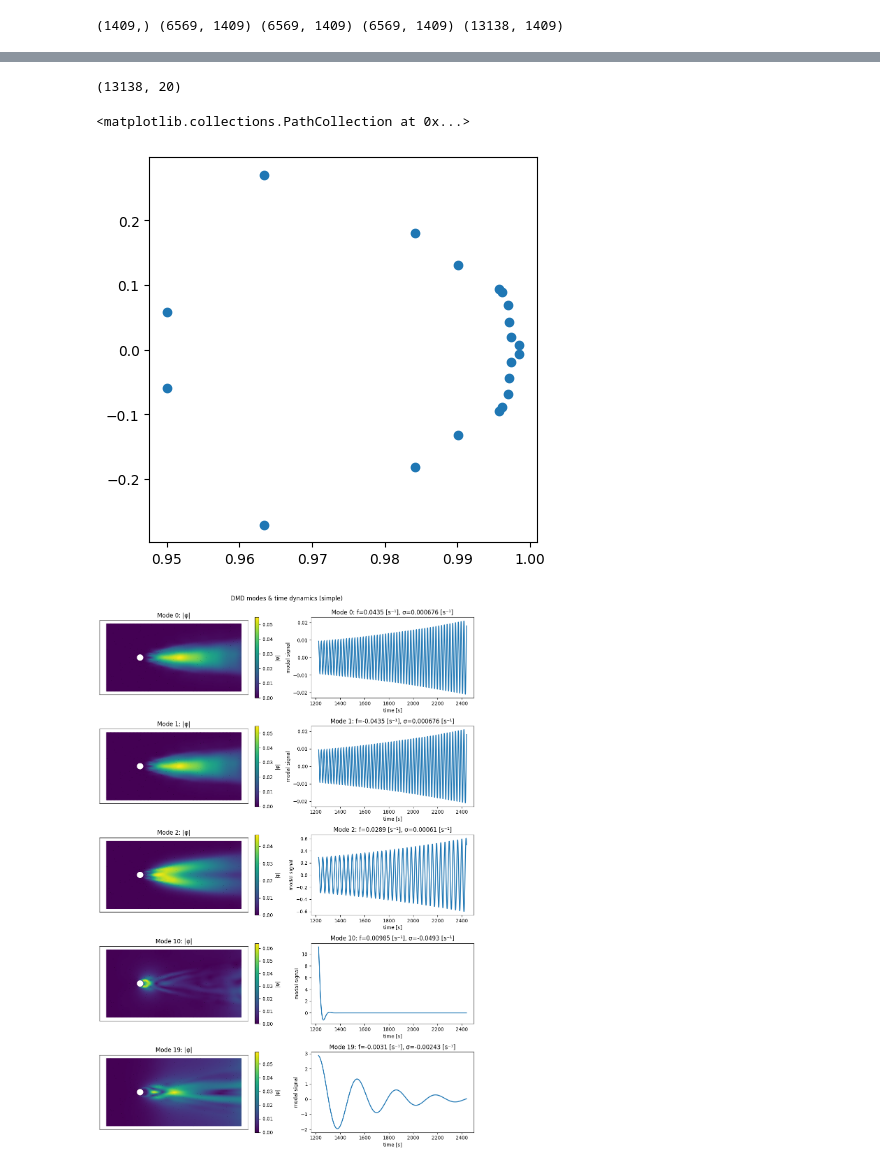
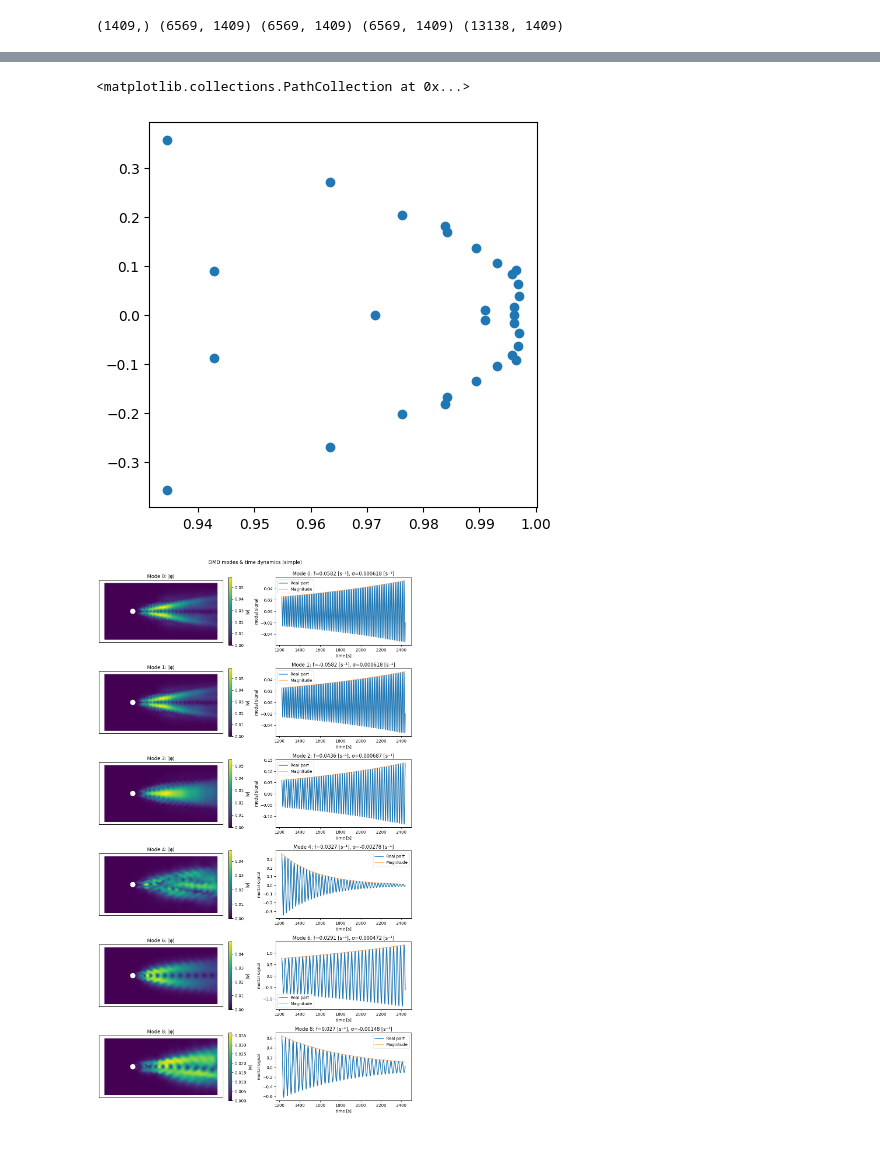
Before and after one commit to StephenVintskevich/bstt2, a Jupyter notebook: notebooks/dmd_crossflow.ipynb, the cells around one changed output, grey strips where cells are left out. Drawn from its saved outputs; the diff is of its cells as text; code cells hidden in the pictures.

```diff
--- a/notebooks/dmd_crossflow.ipynb
+++ b/notebooks/dmd_crossflow.ipynb
@@ -329,18 +259,16 @@ def DMD_IREG(X_full, r, t=None, dt=1.0, demean=False):
-# %%
-#rank cut off
-r_cut = 20
-#omega, Phi, b, K_r, Ur = DMD_IREG(V,t = times, r=r_cut, demean=True)
-eigvals, Phi, b, Atilde = DMD_UNIF (V,r_cut, demean=True)
-# %%
-Phi.shape
-# %% [output]
-(13138, 20)
+# %%
+#rank cut off
+r_cut = 30
+# simplified version is 3 rimes faster
+#t_in = clock()
+eigvals_sim, Phi_sim, b_sim, Atilde_sim = DMD_UNIF (V,r_cut, demean=True, simplified=True)
+#t_out = clock()
 # %%
 fig = plt.figure(figsize = (5,5))
-plt.scatter(eigvals.real, eigvals.imag)
+plt.scatter(eigvals_sim.real, eigvals_sim.imag)
 # %% [output]
 <matplotlib.collections.PathCollection at 0x...>
-[figure, old version]
+[figure, new version]
 # %%
 def load_triangulation(path):
     """
@@ -373,7 +301,7 @@ def dmd_plot_modes_simple(lambdas, Phi, b, tri, time_arr, modes=(0, 1, 2),
                           layout="stacked", quiver_frac=0.03, cmap=None,
                           time_unit="arb"):
     """
-    Super-simple DMD plotter for unstructured meshes (uses your Triangulation).
+    DMD plotter for unstructured meshes
     For each selected mode j:
       - left  : |phi_j| heatmap + quiver of Re{phi_j}
       - right : modal time signal s_j(t) = Re{ |b_j| * exp(ω_j (t - t0)) }
@@ -381,7 +309,7 @@ def dmd_plot_modes_simple(lambdas, Phi, b, tri, time_arr, modes=(0, 1, 2),
 
     Args
     ----
-    lambdas   : (r,) complex discrete-time eigenvalues (λ)
+    lambdas   : (r,) complex discrete-time eigenvalues of dynamics matrix Atilde
     Phi       : (2*N_nodes, r) complex DMD modes stacked as [Vx_nodes; Vy_nodes]
     b         : (r,) complex modal amplitudes
     tri       : matplotlib.tri.Triangulation (built once from your file)
@@ -390,26 +318,24 @@ def dmd_plot_modes_simple(lambdas, Phi, b, tri, time_arr, modes=(0, 1, 2),
     layout    : "stacked" (default) or "interleaved" for Phi row layout
     quiver_frac : fraction of nodes used for quiver (e.g., 0.03 -> ~3%)
     cmap      : optional matplotlib colormap
-    time_unit : string for labeling time units ("s", "ms", "Δt", etc.)
+    time_unit : string for labeling time units ("s", "ms", "dt", etc.)
 
     Returns
     -------
     fig : matplotlib Figure
     """
-    t = np.asarray(time_arr, float)
-    assert t.ndim == 1 and t.size >= 2, "time_arr must be 1-D with length >= 2"
-    dt = float(np.median(np.diff(t)))
-    t0 = t[0]
+    dt = np.median(np.diff(time_arr))
+    t0 = time_arr[0]
+    t  = time_arr
 
     n_nodes = tri.x.size
-    assert Phi.shape[0] == 2 * n_nodes, "Phi must have 2*N rows (stacked [Vx;Vy] or interleaved)."
 
     nrows = len(modes)
     fig, axes = plt.subplots(nrows, 2, figsize=(11, 3.2 * nrows))
     if nrows == 1:
-        axes = np.array([axes])  # unify indexing
+        axes = np.array([axes])
 
-    # Quiver downsampling
+    # arrow downsampling
     step = max(1, int(round(1.0 / max(quiver_frac, 1e-6))))
     q_idx = np.arange(0, n_nodes, step)
 
@@ -443,7 +369,7 @@ def dmd_plot_modes_simple(lambdas, Phi, b, tri, time_arr, modes=(0, 1, 2),
         else:
             raise ValueError("layout must be 'stacked' or 'interleaved'")
 
-        mag = np.sqrt(np.abs(u)**2 + np.abs(v)**2)
+        mag = np.sqrt(np.imag(u)**2 + np.abs(v)**2)
         im = ax_field.tripcolor(tri, mag, shading="gouraud", cmap=cmap)
         ax_field.quiver(tri.x[q_idx], tri.y[q_idx], u.real[q_idx], v.real[q_idx],
                         angles="xy", scale_units="xy", scale=1, width=0.002, alpha=0.9)
@@ -455,7 +381,7 @@ def dmd_plot_modes_simple(lambdas, Phi, b, tri, time_arr, modes=(0, 1, 2),
 
         # -------- time panel --------
         ax_time = axes[row, 1]
-        lam = complex(lambdas[j])
+        lam = lambdas[j]
         if not np.isfinite(lam) or abs(lam) < 1e-12:
             wj = np.nan + 1j*np.nan
             s  = np.zeros_like(t)
@@ -463,8 +389,11 @@ def dmd_plot_modes_simple(lambdas, Phi, b, tri, time_arr, modes=(0, 1, 2),
             ax_time.set_title(f"Mode {j}: λ≈0 (no dynamics)")
         else:
             wj = np.log(lam) / dt
-            s  = np.real(bj_aligned * np.exp(wj * (t - t0)))
-            ax_time.plot(t, s, lw=1.8)
+            s  =  np.real(bj_aligned * np.exp(wj * (t - t0)))
+            smag = np.abs(bj_aligned * np.exp(wj * (t - t0)))
+            ax_time.plot(t, s, lw=1.8, label = 'Real part')
+            ax_time.plot(t, smag, lw=1.8, label = 'Magnitude', alpha = 0.5)
+            ax_time.legend()
             freq = np.imag(wj) / (2*np.pi)
             sig  = np.real(wj)
             ax_time.set_title(f"Mode {j}: f={freq:.3g} [{time_unit}⁻¹], σ={sig:.3g} [{time_unit}⁻¹]")
@@ -477,9 +406,9 @@ def dmd_plot_modes_simple(lambdas, Phi, b, tri, time_arr, modes=(0, 1, 2),
     return fig
 # %%
 tri = load_triangulation(train_path)
-fig = dmd_plot_modes_simple(eigvals, Phi, b, tri, time_arr=times,
-                            modes=(0,1,2,10,19), layout="stacked", quiver_frac=0.03,
+fig = dmd_plot_modes_simple(eigvals_sim, Phi_sim, b_sim, tri, time_arr=times,
+                            modes=(0,1,2,4,6,8), layout="stacked", quiver_frac=0.00,
                             time_unit="s")
 plt.show()
 # %% [output]
-[figure, old version]
+[figure, new version]
```
Also changed, not shown: parts of 15 cells of this notebook, 1 other file.
